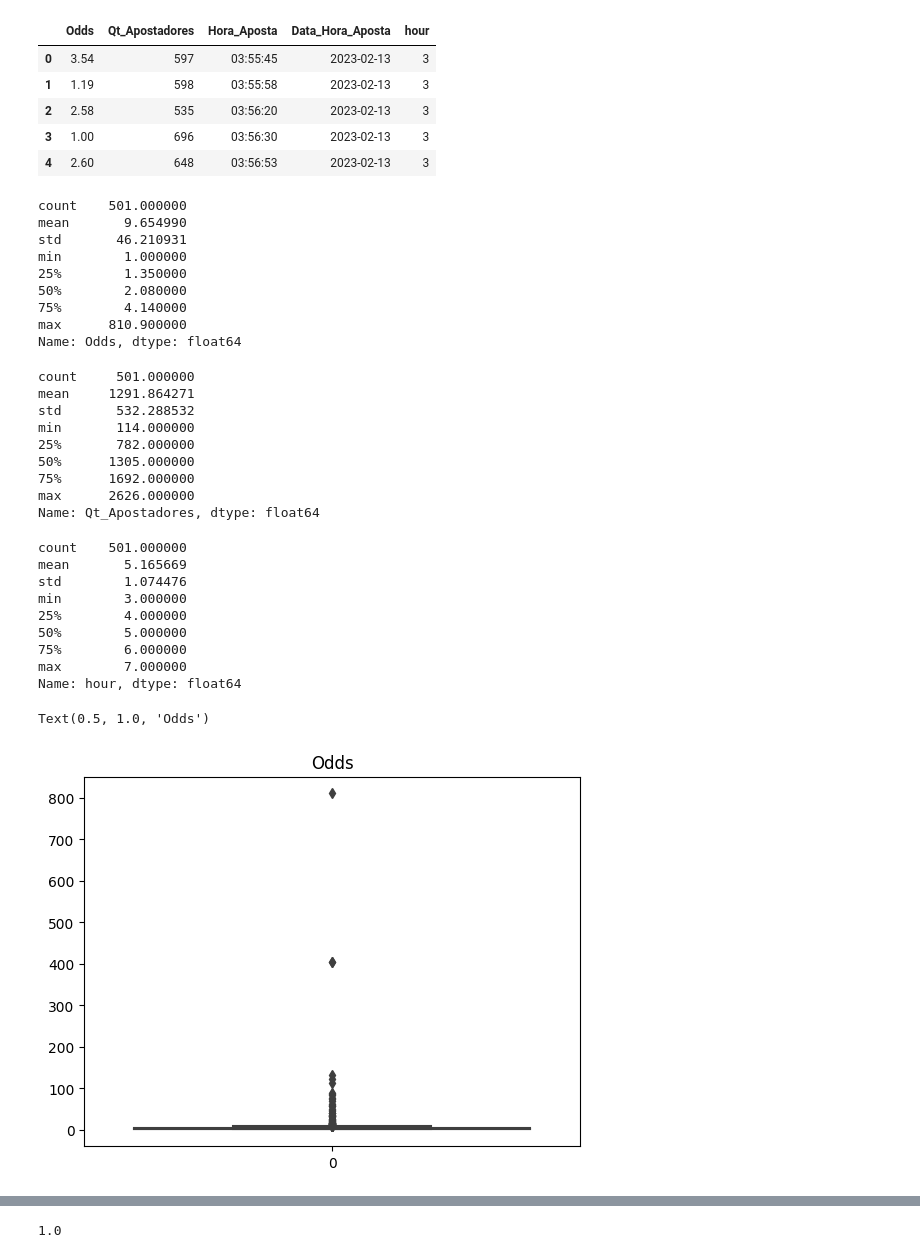
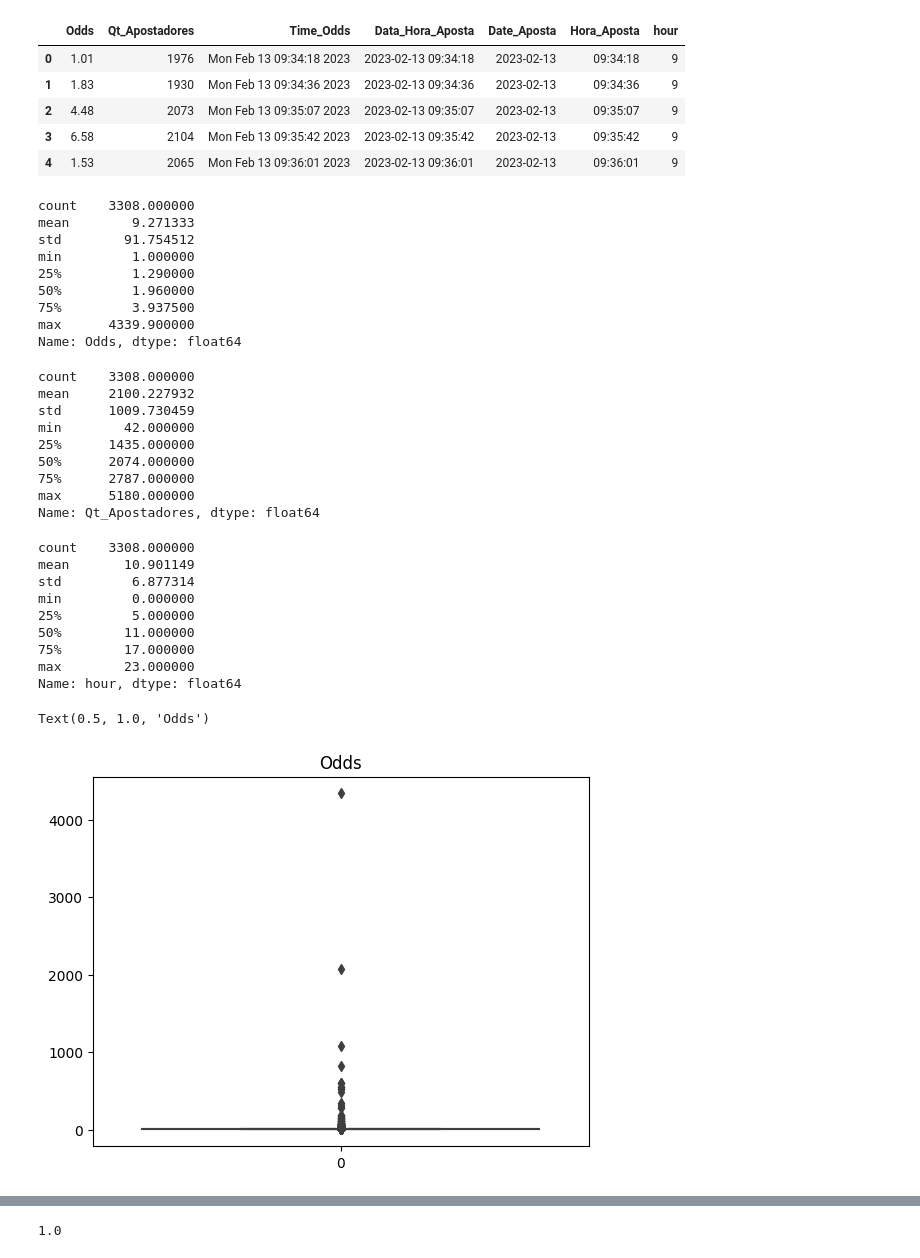
Before and after one commit to oziieljuniior/Print_de_telas, a Jupyter notebook: python_project/Relatorios/hera_0_1.ipynb, the cells around one changed output, grey strips where cells are left out. Saved outputs shown, nothing was run; the diff lists cells and outputs as text; code cells hidden in the pictures.

```diff
--- a/python_project/Relatorios/hera_0_1.ipynb
+++ b/python_project/Relatorios/hera_0_1.ipynb
@@ -5,53 +5,53 @@ import numpy as np
 from matplotlib import pyplot as plt
 import statistics
 # %%
-data = pd.read_excel('C:\\Users\\Riallen\\Documents\\Print_de_telas\\data1\\data_geral.xlsx')
+data = pd.read_excel('C:\\Users\\Riallen\\Documents\\Print_de_telas\\data2\\data_geral.xlsx')
 data.head()
 # %% [output]
-|  | Odds | Qt_Apostadores | Hora_Aposta | Data_Hora_Aposta | hour |
-| 0 | 3.54 | 597 | 03:55:45 | 2023-02-13 | 3 |
-| 1 | 1.19 | 598 | 03:55:58 | 2023-02-13 | 3 |
-| 2 | 2.58 | 535 | 03:56:20 | 2023-02-13 | 3 |
-| 3 | 1.00 | 696 | 03:56:30 | 2023-02-13 | 3 |
-| 4 | 2.60 | 648 | 03:56:53 | 2023-02-13 | 3 |
+|  | Odds | Qt_Apostadores | Time_Odds | Data_Hora_Aposta | Date_Aposta | Hora_Aposta | hour |
+| 0 | 1.01 | 1976 | Mon Feb 13 09:34:18 2023 | 2023-02-13 09:34:18 | 2023-02-13 | 09:34:18 | 9 |
+| 1 | 1.83 | 1930 | Mon Feb 13 09:34:36 2023 | 2023-02-13 09:34:36 | 2023-02-13 | 09:34:36 | 9 |
+| 2 | 4.48 | 2073 | Mon Feb 13 09:35:07 2023 | 2023-02-13 09:35:07 | 2023-02-13 | 09:35:07 | 9 |
+| 3 | 6.58 | 2104 | Mon Feb 13 09:35:42 2023 | 2023-02-13 09:35:42 | 2023-02-13 | 09:35:42 | 9 |
+| 4 | 1.53 | 2065 | Mon Feb 13 09:36:01 2023 | 2023-02-13 09:36:01 | 2023-02-13 | 09:36:01 | 9 |
 # %%
 data['Odds'].describe()
 # %% [output]
-count    501.000000
-mean       9.654990
-std       46.210931
-min        1.000000
-25%        1.350000
-50%        2.080000
-75%        4.140000
-max      810.900000
+count    3308.000000
+mean        9.271333
+std        91.754512
+min         1.000000
+25%         1.290000
+50%         1.960000
+75%         3.937500
+max      4339.900000
 Name: Odds, dtype: float64
 # %%
 data['Qt_Apostadores'].describe()
 # %% [output]
-count     501.000000
-mean     1291.864271
-std       532.288532
-min       114.000000
-25%       782.000000
-50%      1305.000000
-75%      1692.000000
-max      2626.000000
+count    3308.000000
+mean     2100.227932
+std      1009.730459
+min        42.000000
+25%      1435.000000
+50%      2074.000000
+75%      2787.000000
+max      5180.000000
 Name: Qt_Apostadores, dtype: float64
 # %%
 data['hour'].describe()
 # %% [output]
-count    501.000000
-mean       5.165669
-std        1.074476
-min        3.000000
-25%        4.000000
-50%        5.000000
-75%        6.000000
-max        7.000000
+count    3308.000000
+mean       10.901149
+std         6.877314
+min         0.000000
+25%         5.000000
+50%        11.000000
+75%        17.000000
+max        23.000000
 Name: hour, dtype: float64
 # %%
 srn.boxplot(data['Odds']).set_title('Odds')
 # %% [output]
 Text(0.5, 1.0, 'Odds')
-[figure, old version]
+[figure, new version]
```
Also changed, not shown: parts of 32 cells of this notebook, 8 other files.
